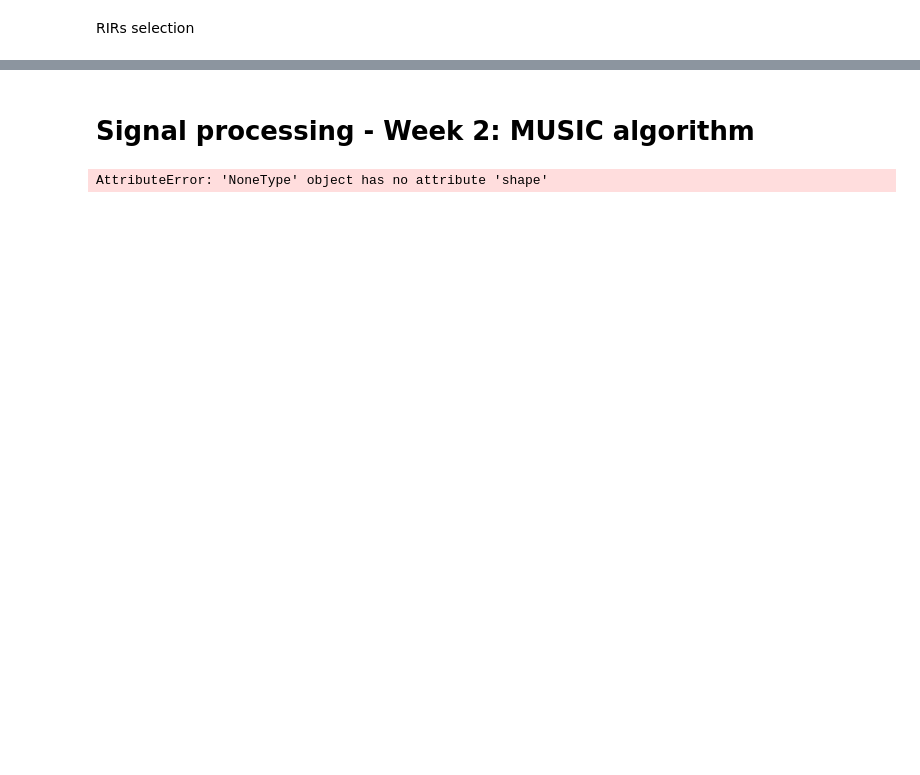
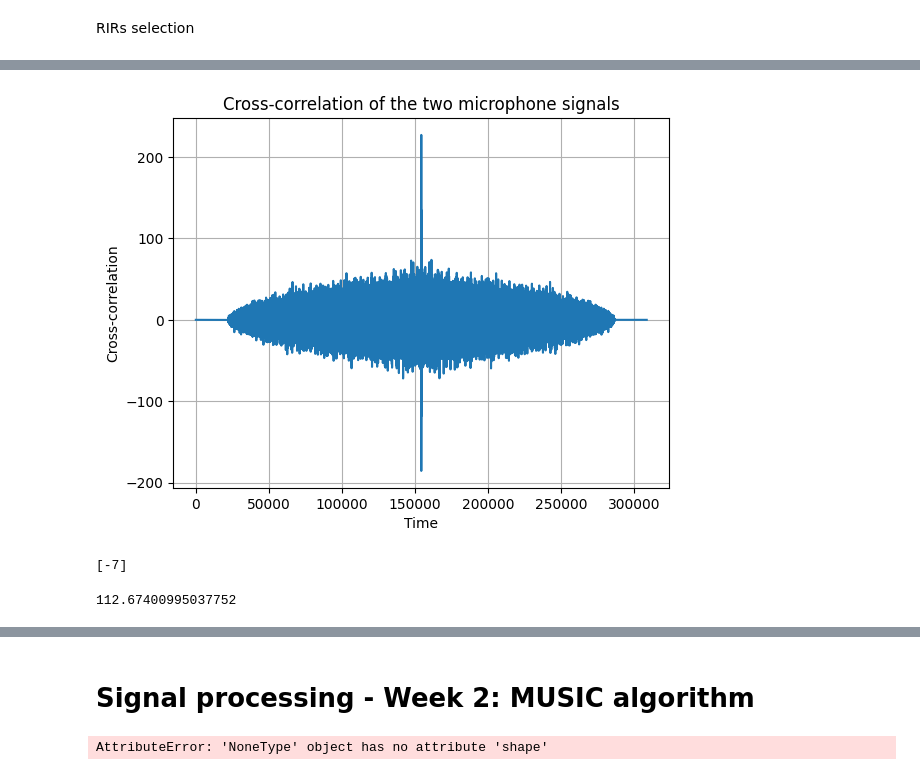
Before and after one commit to ItzAzoron/Signal_Processing_Project, a Jupyter notebook: notebook_skeleton.ipynb, the cells around one changed output, grey strips where cells are left out. Cells and saved outputs as stored; diff of their text form; code cells hidden in the pictures; blank space fills up the shorter version.

```diff
--- a/notebook_skeleton.ipynb
+++ b/notebook_skeleton.ipynb
@@ -108,0 +187,22 @@ array([[0.        , 0.        , 0.        ],
+# %%
+def TDOA_corr(mic1, mic2, n=1, start = 0, stop = -1):
+    # Cross-correlation of the two microphone signals
+
+    xcorr = correlate(mic1, mic2, mode='full')
+    # Time delay of arrival
+    TDOA_list = []
+    for i in range(n):
+        TDOA_list.append( np.argmax(xcorr) - len(mict[0]) + 1)
+        xcorr = np.delete(xcorr, np.argmax(xcorr))
+
+    # Plot the cross-correlation
+    plt.plot(xcorr)
+    plt.xlabel('Time')
+    plt.ylabel('Cross-correlation')
+    plt.title('Cross-correlation of the two microphone signals')
+    plt.grid()
+    if stop !=-1:
+        plt.xlim([start, stop])
+    #plt.stem(Gnd_truth, xcorr[Gnd_truth], 'r')
+    plt.show()
+    return TDOA_list
@@ -108,0 +224,8 @@ array([[0.        , 0.        , 0.        ],
+# %%
+TDOA= TDOA_corr(mict[0], mict[1], n = 1)
+# %% [output]
+[figure, added]
+# %%
+print(TDOA)
+# %% [output]
+[-7]
@@ -108,0 +252,4 @@ array([[0.        , 0.        , 0.        ],
+# %%
+print(DOAestAll[0]*180/np.pi)
+# %% [output]
+112.67400995037752
```
Also changed, not shown: parts of 23 cells of this notebook.
